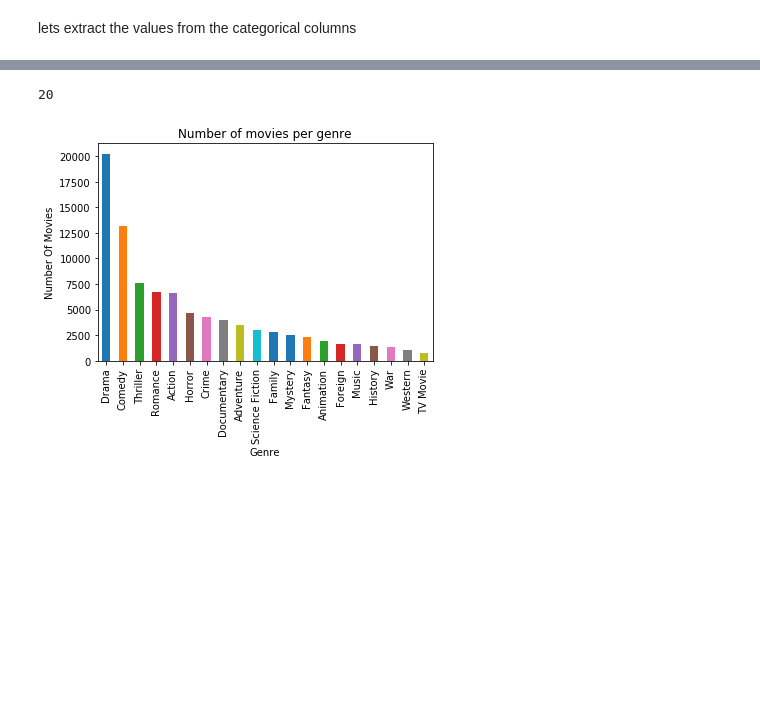
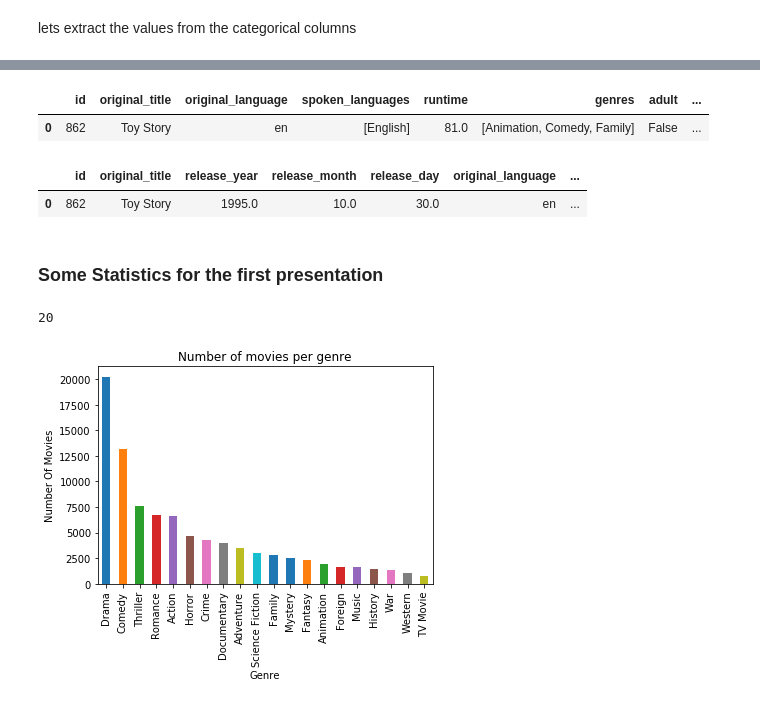
Before and after one commit to gfudim/data-science-workshop, a Jupyter notebook: DataScienceWorkshopMovies.ipynb, the cells around one changed output, grey strips where cells are left out. Drawn from its saved outputs; the diff is of its cells as text; code cells hidden in the pictures; blank space fills up the shorter version.

```diff
--- a/DataScienceWorkshopMovies.ipynb
+++ b/DataScienceWorkshopMovies.ipynb
@@ -315,6 +244,23 @@ def get_director(data_str):
             return values
         else:
             return None
+# %%
+df['director'] = df['crew'].map(get_director)
+display(df.head(1))
+# %% [output]
+|  | id | original_title | original_language | spoken_languages | runtime | genres | adult | ... |
+| 0 | 862 | Toy Story | en | [English] | 81.0 | [Animation, Comedy, Family] | False | ... |
+# %%
+col_of_interest_df=['id','original_title','release_year','release_month','release_day',
+                    'original_language','spoken_languages','runtime','genres',
+                    'adult','production_companies','production_countries','cast','director','budget','revenue']
+df=df[col_of_interest_df]
+display(df.head(1))
+# %% [output]
+|  | id | original_title | release_year | release_month | release_day | original_language | ... |
+| 0 | 862 | Toy Story | 1995.0 | 10.0 | 30.0 | en | ... |
+# %% [markdown]
+### Some Statistics for the first presentation
 # %%
 def counting_values(df, column):
     value_count = {}
```
Also changed, not shown: parts of 9 cells of this notebook.
